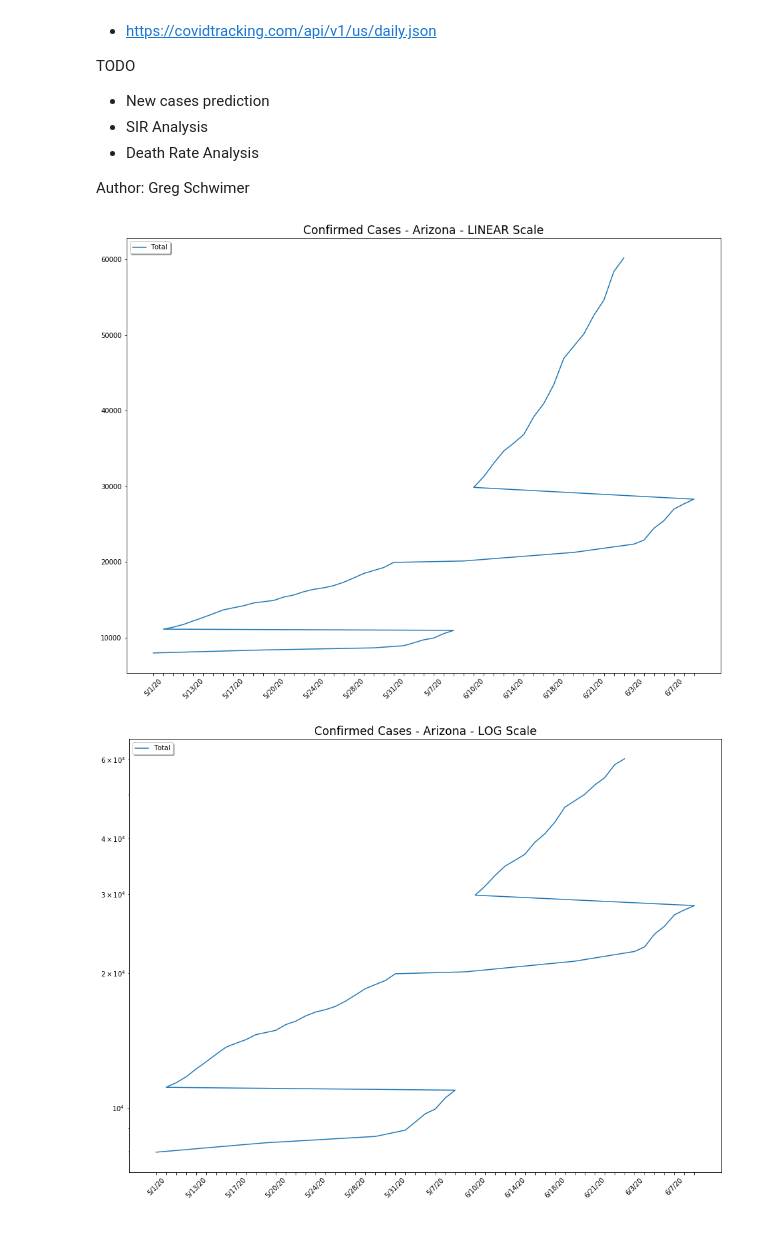
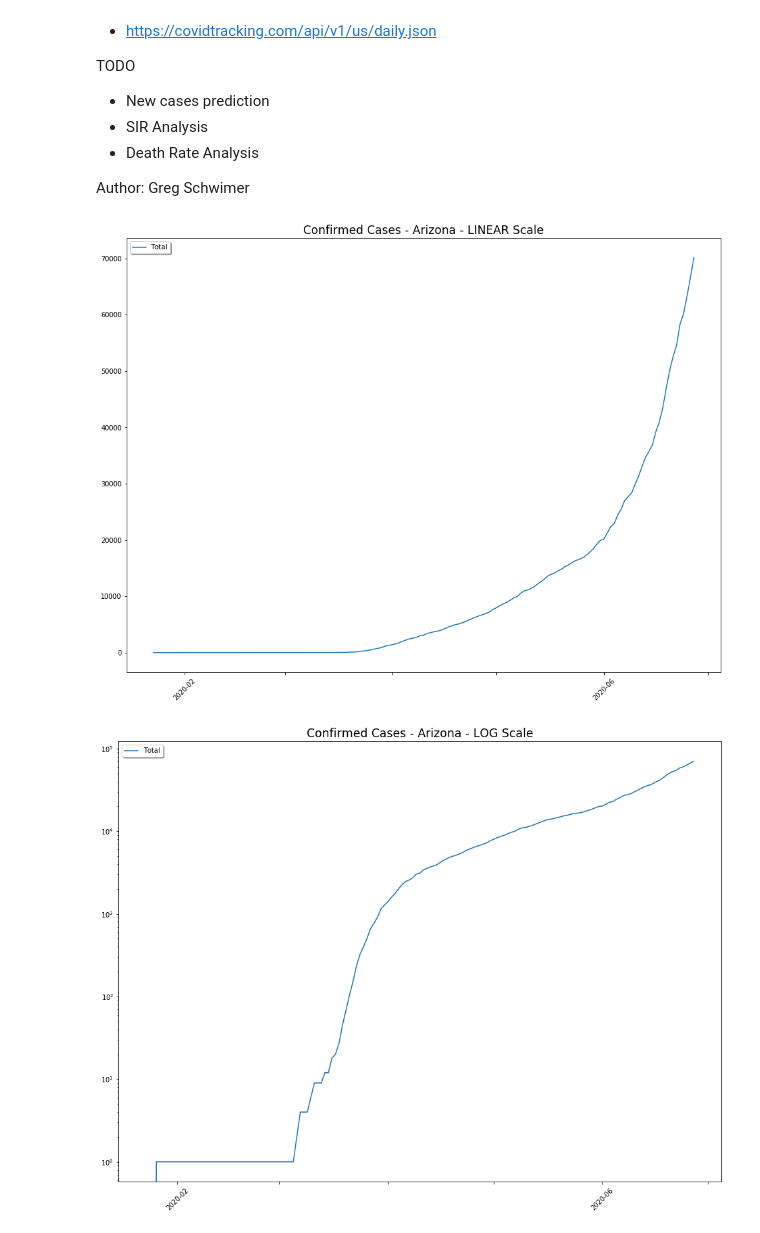
Before and after one commit to gschwim/COVID-19-Looking-Glass, a Jupyter notebook: COVID-19 Looking Glass - CovidTracking.com Data.ipynb, the cells around one changed output. Drawn from its saved outputs; the diff is of its cells as text; code cells hidden in the pictures.

```diff
--- a/COVID-19 Looking Glass - CovidTracking.com Data.ipynb
+++ b/COVID-19 Looking Glass - CovidTracking.com Data.ipynb
@@ -55,58 +55,62 @@ rawd = pd.read_csv('https://raw.githubusercontent.com/CSSEGISandData/COVID-19/ma
 
 # Pick out the state if that is set
 if state is not 'US':
-    data = raw.loc[raw['Province_State'] == state]
-    ddata = rawd.loc[raw['Province_State'] == state]
+    data = raw.loc[raw['Province_State'] == state].copy()
+    ddata = rawd.loc[raw['Province_State'] == state].copy()
 else:
-    data = raw.loc[raw['iso2'] == 'US']
-    ddata = rawd.loc[raw['iso2'] == 'US']
+    data = raw.loc[raw['iso2'] == 'US'].copy()
+    ddata = rawd.loc[raw['iso2'] == 'US'].copy()
 
 # timeseries only
-data = data.iloc[:, 11:]
-ddata = ddata.iloc[:, 11:]
+data = data.iloc[:, 12:]
+ddata = ddata.iloc[:, 12:]
 
 # summarize the data
 summary = data.sum()
+summary.index = pd.to_datetime(summary.index)
+summary = summary.sort_index()
 dsummary = ddata.sum()
+dsummary.index = pd.to_datetime(dsummary.index)
+dsummary = dsummary.sort_index()
 # %%
 # Confirmed cases
 
 # limits on the data - helps get rid of uncertainty in early data
-if end_date.lower() is 'today':
-    counts = summary[start_date:end_date]
-else:
-    counts = summary[start_date:]
-
+# if end_date.lower() is 'today':
+#     counts = summary[start_date:end_date]
+# else:
+#     counts = summary[start_date:]
+counts = summary
 
 fig = plt.figure(figsize=(16,12))
 ax = fig.add_subplot(111)
 ax.set_yscale('linear')
 ax.plot(counts)
 every_nth = 4
 for n, label in enumerate(ax.xaxis.get_ticklabels()):
     if n % every_nth != 0:
         label.set_visible(False)
 plt.xticks(rotation=45)
 plt.legend(('Total',), shadow=True, loc='upper left')
 plt.title('Confirmed Cases - {} - LINEAR Scale'.format(state), fontsize='xx-large')
 plt.show()
 
 
 fig = plt.figure(figsize=(16,12))
 ax = fig.add_subplot(111)
 ax.set_yscale('log')
 ax.plot(counts)
 every_nth = 4
 for n, label in enumerate(ax.xaxis.get_ticklabels()):
     if n % every_nth != 0:
         label.set_visible(False)
 plt.xticks(rotation=45)
 plt.legend(('Total',), shadow=True, loc='upper left')
 plt.title('Confirmed Cases - {} - LOG Scale'.format(state), fontsize='xx-large')
 plt.show()
 # %% [output]
-[figure, old version]
+[figure, new version]
-[figure, old version]
+[figure, new version]
 # %%
 # Confirmed cases
 
```
Also changed, not shown: parts of 11 cells of this notebook.
